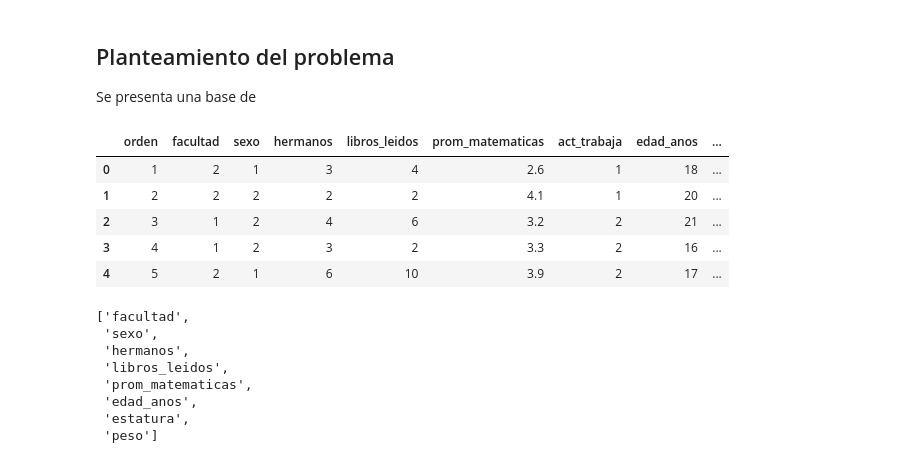
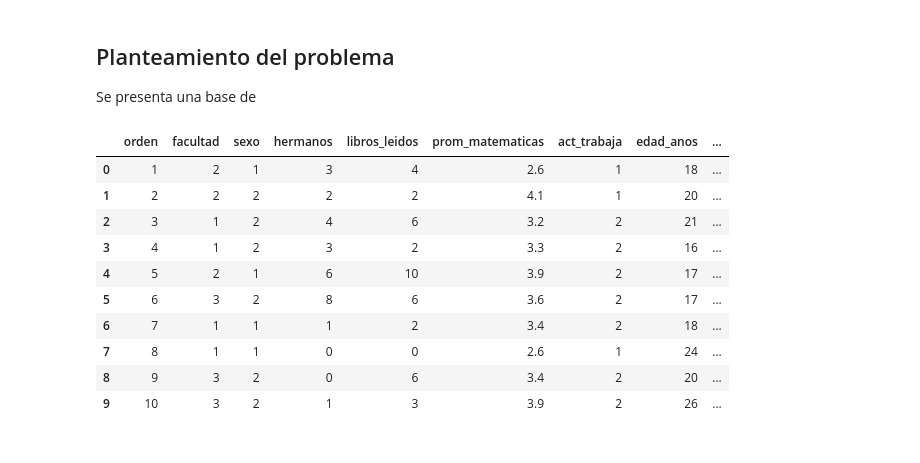
Before and after one commit to fepago95/clase2, a Jupyter notebook: ProyectoFinal.ipynb, the cells around one changed output. Saved outputs shown, nothing was run; the diff lists cells and outputs as text; code cells hidden in the pictures.

```diff
--- a/ProyectoFinal.ipynb
+++ b/ProyectoFinal.ipynb
@@ -18,23 +19,17 @@ import seaborn as sns
 
 %matplotlib inline
 # %%
-estudiantes= pd.read_excel('bd_estudiantes.xlsx')
-estudiantes.head()
+est = pd.read_excel('bd_estudiantes.xlsx')
+est.head(10)
 # %% [output]
 |  | orden | facultad | sexo | hermanos | libros_leidos | prom_matematicas | act_trabaja | edad_anos | ... |
 | 0 | 1 | 2 | 1 | 3 | 4 | 2.6 | 1 | 18 | ... |
 | 1 | 2 | 2 | 2 | 2 | 2 | 4.1 | 1 | 20 | ... |
 | 2 | 3 | 1 | 2 | 4 | 6 | 3.2 | 2 | 21 | ... |
 | 3 | 4 | 1 | 2 | 3 | 2 | 3.3 | 2 | 16 | ... |
 | 4 | 5 | 2 | 1 | 6 | 10 | 3.9 | 2 | 17 | ... |
+| 5 | 6 | 3 | 2 | 8 | 6 | 3.6 | 2 | 17 | ... |
+| 6 | 7 | 1 | 1 | 1 | 2 | 3.4 | 2 | 18 | ... |
+| 7 | 8 | 1 | 1 | 0 | 0 | 2.6 | 1 | 24 | ... |
+| 8 | 9 | 3 | 2 | 0 | 6 | 3.4 | 2 | 20 | ... |
+| 9 | 10 | 3 | 2 | 1 | 3 | 3.9 | 2 | 26 | ... |
-# %%
-prom_mat
-# %% [output]
-['facultad',
- 'sexo',
- 'hermanos',
- 'libros_leidos',
- 'prom_matematicas',
- 'edad_anos',
- 'estatura',
- 'peso']
```
Also changed, not shown: parts of 9 cells of this notebook.
